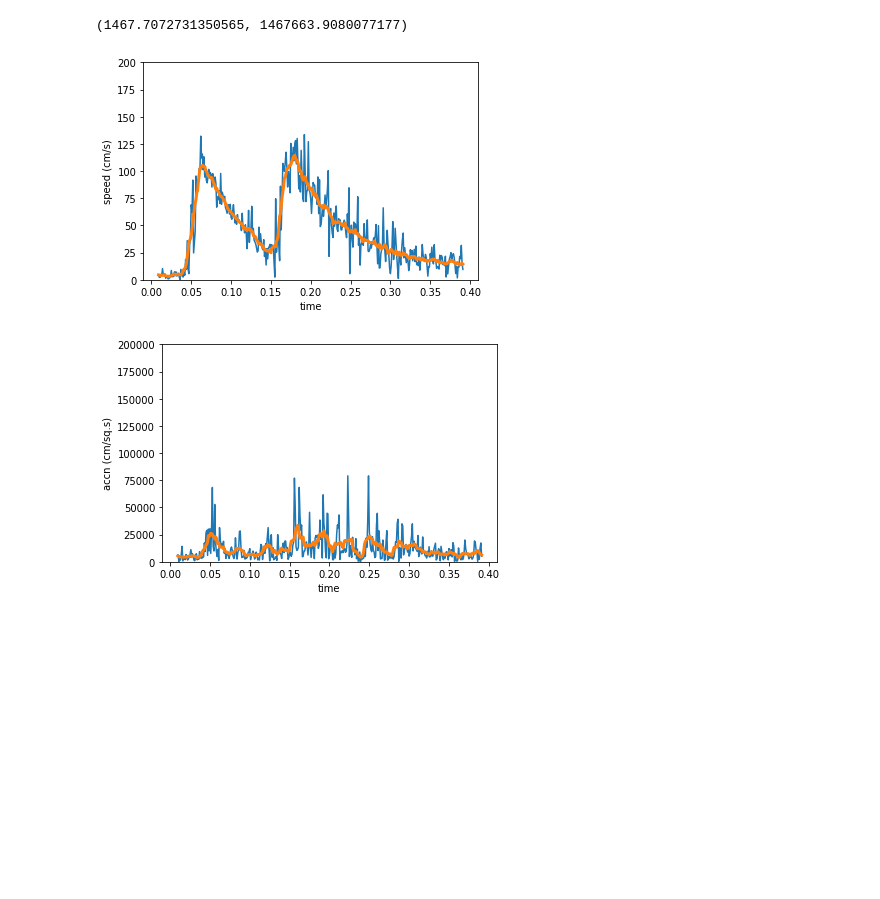
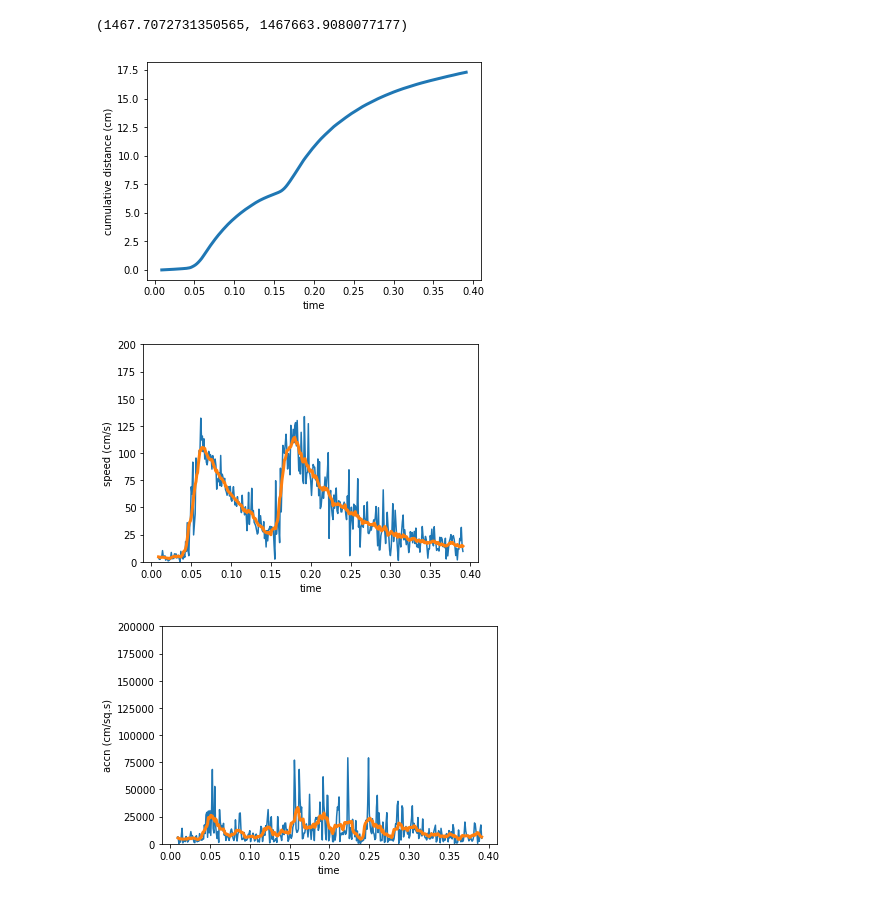
Before and after one commit to vivekhsridhar/tracktor, a Jupyter notebook: examples/single_fish.ipynb, the cells around one changed output. Drawn from its saved outputs; the diff is of its cells as text; code cells hidden in the pictures; blank space fills up the shorter version.

Commit message:
added cumulative distance

```diff
--- a/examples/single_fish.ipynb
+++ b/examples/single_fish.ipynb
@@ -197,19 +197,25 @@ np.nanmax(df['smoothed_speed']), np.nanmax(df['smoothed_accn'])
 index = tr.reject_outliers(df['smoothed_speed'], m = 6)
 index = np.array(index[0])
 # %%
+plt.plot(df['time'][index], df['cum_dist'][index], lw=3)
+plt.xlabel('time')
+plt.ylabel('cumulative distance (cm)')
+plt.show()
+
 plt.plot(df['time'][index], df['speed'][index])
 plt.plot(df['time'][index], df['smoothed_speed'][index], lw=3)
 plt.ylim(0,200)
 plt.xlabel('time')
 plt.ylabel('speed (cm/s)')
 plt.show()
 
 plt.plot(df['time'][index], df['accn'][index])
 plt.plot(df['time'][index], df['smoothed_accn'][index], lw=3)
 plt.ylim(0,200000)
 plt.xlabel('time')
 plt.ylabel('accn (cm/sq.s)')
 plt.show()
 # %% [output]
-[figure, old version]
+[figure, new version]
-[figure, old version]
+[figure, new version]
+[figure, added]
```
Also changed, not shown: 1 other file.
